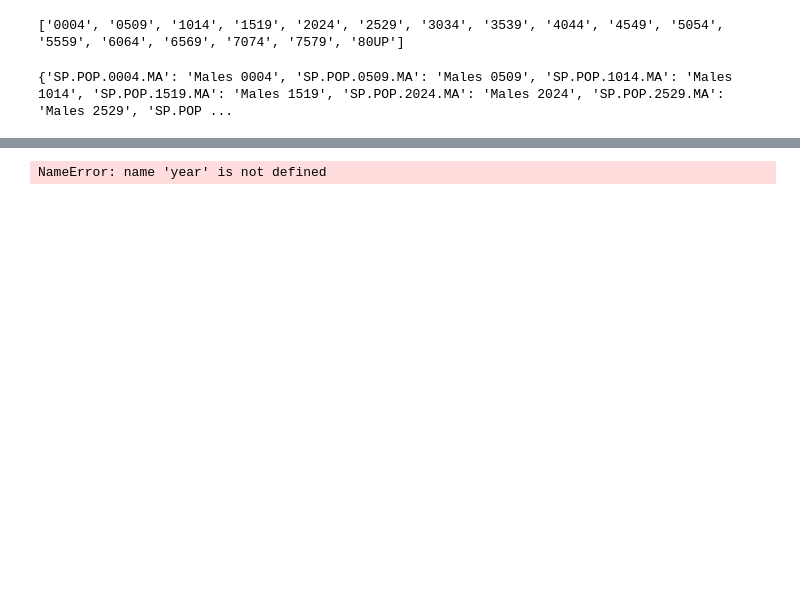
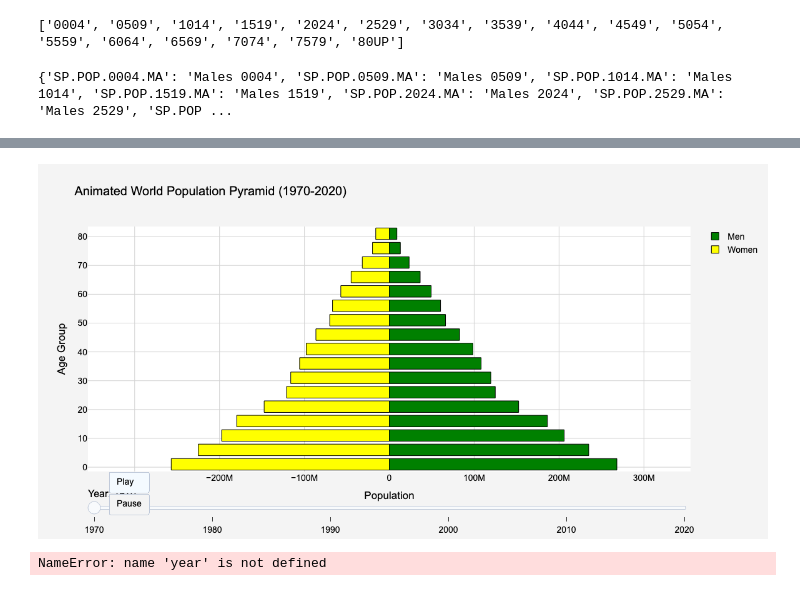
Before and after one commit to celestebasken/Project1, a Jupyter notebook: CelesteInvestigate2.ipynb, the cells around one changed output, grey strips where cells are left out. Cells and saved outputs as stored; diff of their text form; code cells hidden in the pictures; blank space fills up the shorter version.

```diff
--- a/CelesteInvestigate2.ipynb
+++ b/CelesteInvestigate2.ipynb
@@ -431 +335,68 @@ fig_5.show()
+# %%
+# Animated Population Pyramid of the World
+
+# Define available years
+years = [1970, 1980, 1990, 2000, 2010, 2020]
+ages = [f"{i}-{i+4}" for i in range(0, 85, 5)] + ["85+"]  # Includes 85+ group
+
+# Create bar graphs for a given year
+def get_traces(year):
+    male_values = world.loc[str(year)].filter(regex="Male").values
+    female_values = world.loc[str(year)].filter(regex="Female").values
+
+    return [
+        go.Bar(
+            x=male_values,
+            y=[int(s.split('-')[0]) + 1 if '-' in s else int(s[:-1]) for s in ages],
+            orientation='h',
+            name='Men',
+            marker=dict(color='green', line=dict(color='black', width=1)),
+            hoverinfo='skip'
+        ),
+        go.Bar(
+            x=-female_values,  # Keep negative values for left alignment
+            y=[int(s.split('-')[0]) + 1 if '-' in s else int(s[:-1]) for s in ages],
+            orientation='h',
+            name='Women',
+            marker=dict(color='yellow', line=dict(color='black', width=1)),
+            hoverinfo='skip'
+        )
+    ]
+
+# Set index
+max_population = max(world.loc[world.index.astype(str).isin(map(str, years))].filter(regex="Male|Female").max().values)
+
+# Create figure with initial data (1970)
+fig2 = go.Figure(data=get_traces(1970), frames=[
+    go.Frame(data=get_traces(year), name=str(year)) for year in years
+])
+
+# Update layout with proper axis alignment
+fig2.update_layout(
+    title="Animated World Population Pyramid (1970-2020)",
+    width=700, height=600, paper_bgcolor='#f4f4f4', plot_bgcolor='#ffffff',
+    font=dict(family="Arial, sans-serif", size=14, color="black"),
+    xaxis=dict(title="Population", gridcolor='lightgray', range=[-max_population, max_population]),
+    yaxis=dict(title="Age Group", gridcolor='lightgray'),
+    barmode='overlay',
+    showlegend=True,
+    updatemenus=[{
+        "buttons": [
+            {"args": [None, {"frame": {"duration": 1000, "redraw": True}, "fromcurrent": True}],
+             "label": "Play", "method": "animate"},
+            {"args": [[None], {"frame": {"duration": 0, "redraw": True}, "mode": "immediate"}],
+             "label": "Pause", "method": "animate"}
+        ],
+        "type": "buttons", "x": 0.1, "y": 0
+    }],
+    sliders=[{
+        "steps": [{"args": [[str(year)], {"frame": {"duration": 0, "redraw": True}, "mode": "immediate"}],
+                   "label": str(year), "method": "animate"} for year in years],
+        "currentvalue": {"prefix": "Year: ", "font": {"size": 16}}
+    }]
+)
+
+fig2.show()
+# %% [output]
+[figure, new version]
 # %%
```
Also changed, not shown: parts of 22 cells of this notebook, 1 other file.
